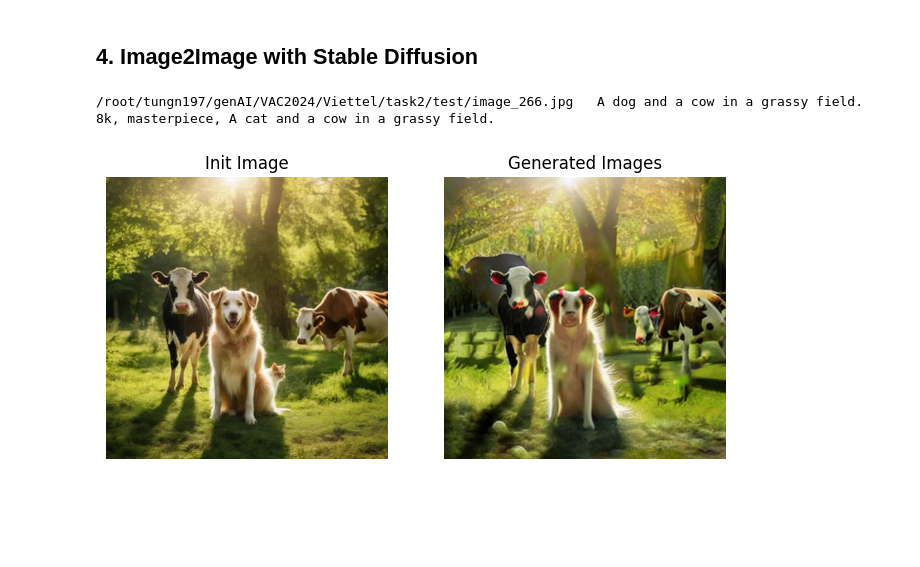
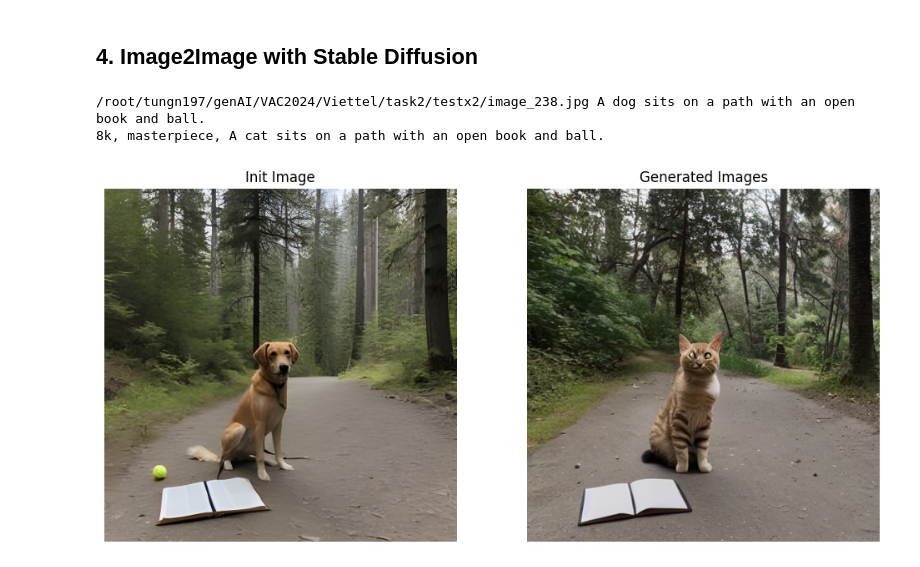
Before and after one commit to tungedng2710/VAC2024, a Jupyter notebook: CV/dogsandcats.ipynb, the cells around one changed output. Cells and saved outputs as stored; diff of their text form; code cells hidden in the pictures; blank space fills up the shorter version.

```diff
--- a/CV/dogsandcats.ipynb
+++ b/CV/dogsandcats.ipynb
@@ -185,42 +183,42 @@ pipe = apply_scheduler("DPM++ 2M Karras", pipe)
 # %%
 
 images_and_captions_df = pd.read_csv("/root/tungn197/genAI/VAC2024/CV/images_and_captions.csv")
-test_root_path = "/root/tungn197/genAI/VAC2024/Viettel/task2/test"
+test_root_path = "/root/tungn197/genAI/VAC2024/Viettel/task2/testx2"
 random_number = random.randint(0, len(images_and_captions_df) - 1)
 sample = images_and_captions_df.iloc[random_number]
 image_path = os.path.join(test_root_path, sample["image_name"])
 caption = sample["caption"]
 print(f"{image_path}\t{caption}")
 
 # Generate image
 init_image = Image.open(image_path)
 prompt = caption.replace("dog", "cat")
 # prompt = "replace dogs by cats"
 prompt = "8k, masterpiece, " + prompt
 negative_prompt = "ugly, painting"
 
 print(prompt)
 generated_images = pipe(prompt=prompt,
                         negative_prompt=negative_prompt,
                         image=init_image,
-                        strength=0.5,
-                        num_inference_steps=60,
-                        guidance_scale=2).images
+                        strength=0.55,
+                        num_inference_steps=100,
+                        guidance_scale=7).images
 # generated_images[0].save("test_output.png")
 
 # Display the result
-fig, ax = plt.subplots(1, 2, figsize=(8, 4))
+fig, ax = plt.subplots(1, 2, figsize=(12, 8))
 ax[0].imshow(init_image)
 ax[0].axis('off')
 ax[0].set_title("Init Image")
 
 ax[1].imshow(generated_images[0])
 ax[1].axis('off')
 ax[1].set_title("Generated Images")
 
 # Display the images
 plt.show()
 # %% [output]
-/root/tungn197/genAI/VAC2024/Viettel/task2/test/image_266.jpg   A dog and a cow in a grassy field.
-8k, masterpiece, A cat and a cow in a grassy field.
+/root/tungn197/genAI/VAC2024/Viettel/task2/testx2/image_238.jpg A dog sits on a path with an open book and ball.
+8k, masterpiece, A cat sits on a path with an open book and ball.
-[figure, old version]
+[figure, new version]
```
Also changed, not shown: parts of 3 cells of this notebook, 2 other files.
